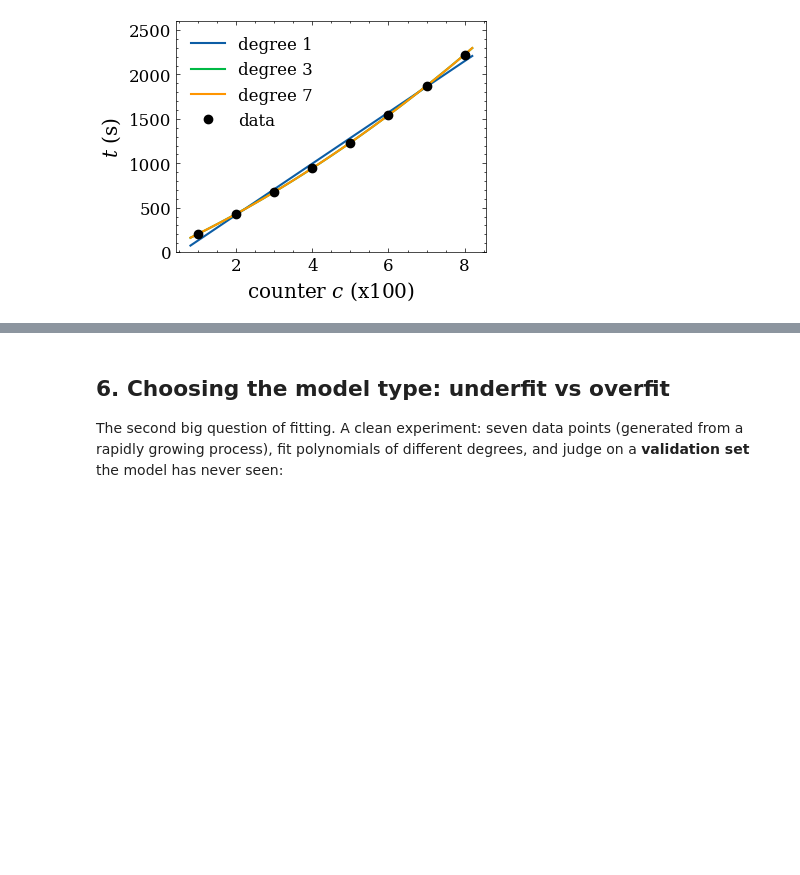
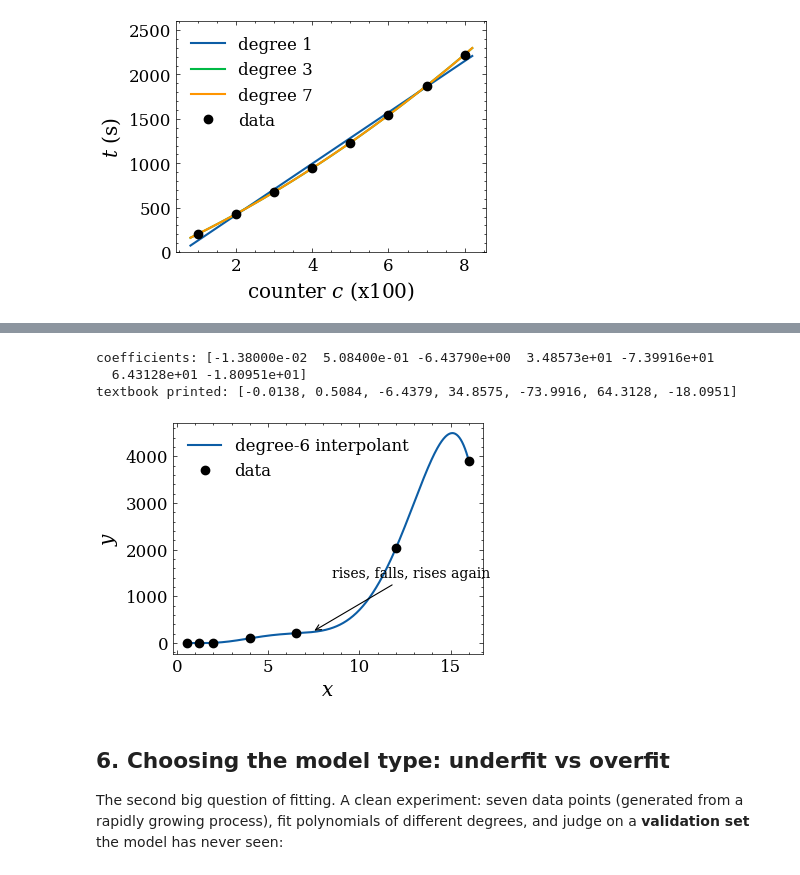
Before and after one commit to liwt31/MathModel, a Jupyter notebook: w03_fitting.ipynb, the cells around one changed output, grey strips where cells are left out. Saved outputs shown, nothing was run; the diff lists cells and outputs as text; code cells hidden in the pictures; blank space fills up the shorter version.

Commit message:
Week 3 notebook: style pass, math-input fixes, Example 1, drop Tukey, neutral validation

```diff
--- a/w03_fitting.ipynb
+++ b/w03_fitting.ipynb
@@ -195,3 +197,23 @@ Degree 7 passes through **all** points (max residual $\approx 0$) — that is **
+# %%
+x6 = np.array([0.55, 1.2, 2, 4, 6.5, 12, 16])          # the deck's Example 1 data
+y6 = np.array([0.13, 0.64, 5.8, 102, 210, 2030, 3900])
+c6 = np.polyfit(x6, y6, deg=6)                       # 7 points -> unique degree-6 interpolant
+print("coefficients:", np.round(c6, 4))
+print("textbook printed: [-0.0138, 0.5084, -6.4379, 34.8575, -73.9916, 64.3128, -18.0951]")
+
+cs = np.linspace(0.55, 16, 600)
+P6 = np.polyval(c6, cs)
+plt.plot(cs, P6, "-", label="degree-6 interpolant")
+plt.plot(x6, y6, "o", color="black", label="data")
+plt.annotate("rises, falls, rises again", xy=(7.4, P6[np.argmin(np.abs(cs - 7.4))]),
+             xytext=(8.5, 1400), arrowprops=dict(arrowstyle="->", lw=0.8))
+plt.xlabel("$x$"); plt.ylabel("$y$"); plt.legend(frameon=False)
+plt.show()
+# %% [output]
+coefficients: [-1.38000e-02  5.08400e-01 -6.43790e+00  3.48573e+01 -7.39916e+01
+  6.43128e+01 -1.80951e+01]
+textbook printed: [-0.0138, 0.5084, -6.4379, 34.8575, -73.9916, 64.3128, -18.0951]
+[figure, added]
 # %% [markdown]
 ## 6. Choosing the model type: underfit vs overfit
 
```
Also changed, not shown: parts of 5 cells of this notebook.
